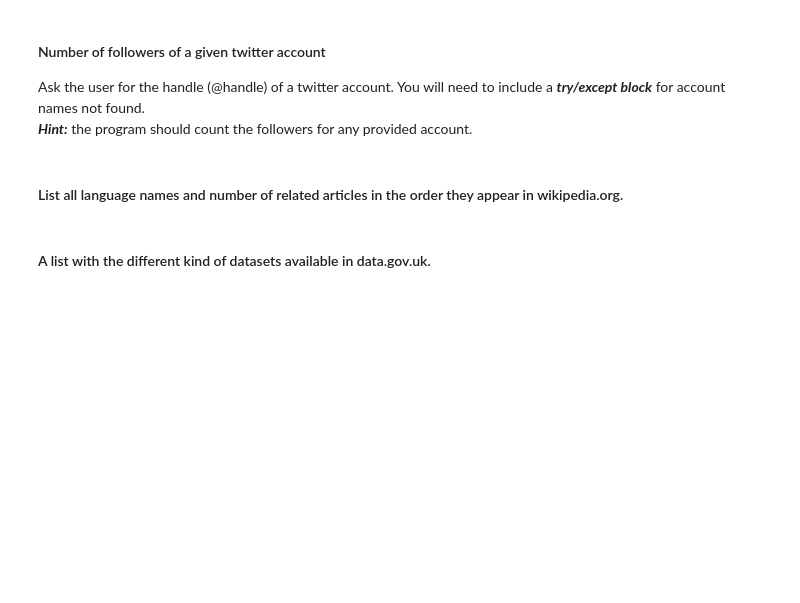
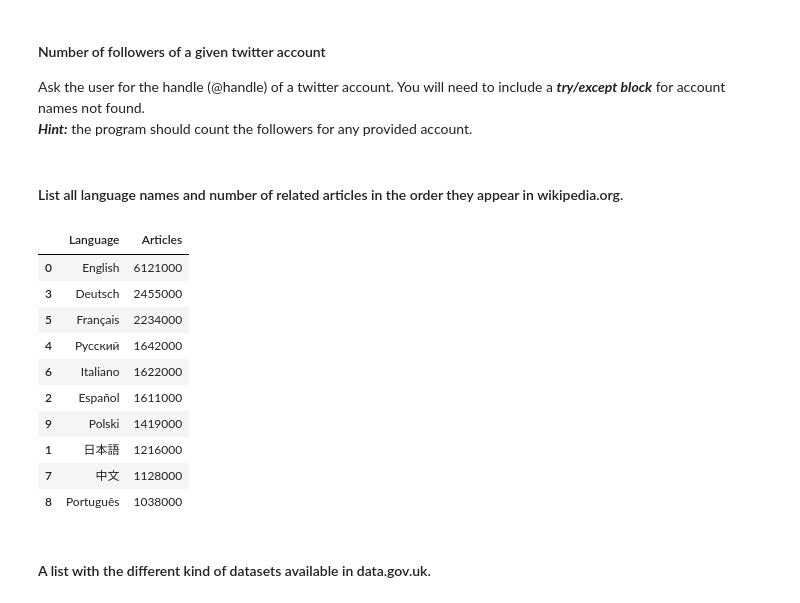
Before and after one commit to ta-data-mad/dataptmad0420, a Jupyter notebook: extra-work/m1/lab-web-scraping/your-code/main.ipynb, the cells around one changed output. Saved outputs shown, nothing was run; the diff lists cells and outputs as text; code cells hidden in the pictures; blank space fills up the shorter version.

```diff
--- a/extra-work/m1/lab-web-scraping/your-code/main.ipynb
+++ b/extra-work/m1/lab-web-scraping/your-code/main.ipynb
@@ -397,3 +395,30 @@ url = 'https://www.wikipedia.org/'
+# %%
+# your code here
+
+html = requests.get(url).content
+soup = bs(html, 'lxml')
+soup_lang = soup.find_all('a')
+languages = [i[2:-1] for i in re.findall(r'g>.*<',str(soup_lang))]
+soup_articles = soup.find_all('bdi', {'dir':"ltr"})
+number_articles = []
+
+for i in soup_articles[:10]:
+    nmb = re.findall(r'\d', str(i))
+    number_articles.append(''.join(nmb))
+
+pd.DataFrame(list(zip(languages, number_articles)), columns=('Language', 'Articles')).sort_values('Articles', ascending = False)
+# %% [output]
+|  | Language | Articles |
+| 0 | English | 6121000 |
+| 3 | Deutsch | 2455000 |
+| 5 | Français | 2234000 |
+| 4 | Русский | 1642000 |
+| 6 | Italiano | 1622000 |
+| 2 | Español | 1611000 |
+| 9 | Polski | 1419000 |
+| 1 | 日本語 | 1216000 |
+| 7 | 中文 | 1128000 |
+| 8 | Português | 1038000 |
 # %% [markdown]
 #### A list with the different kind of datasets available in data.gov.uk.
 # %%
```
Also changed, not shown: parts of 3 cells of this notebook.
